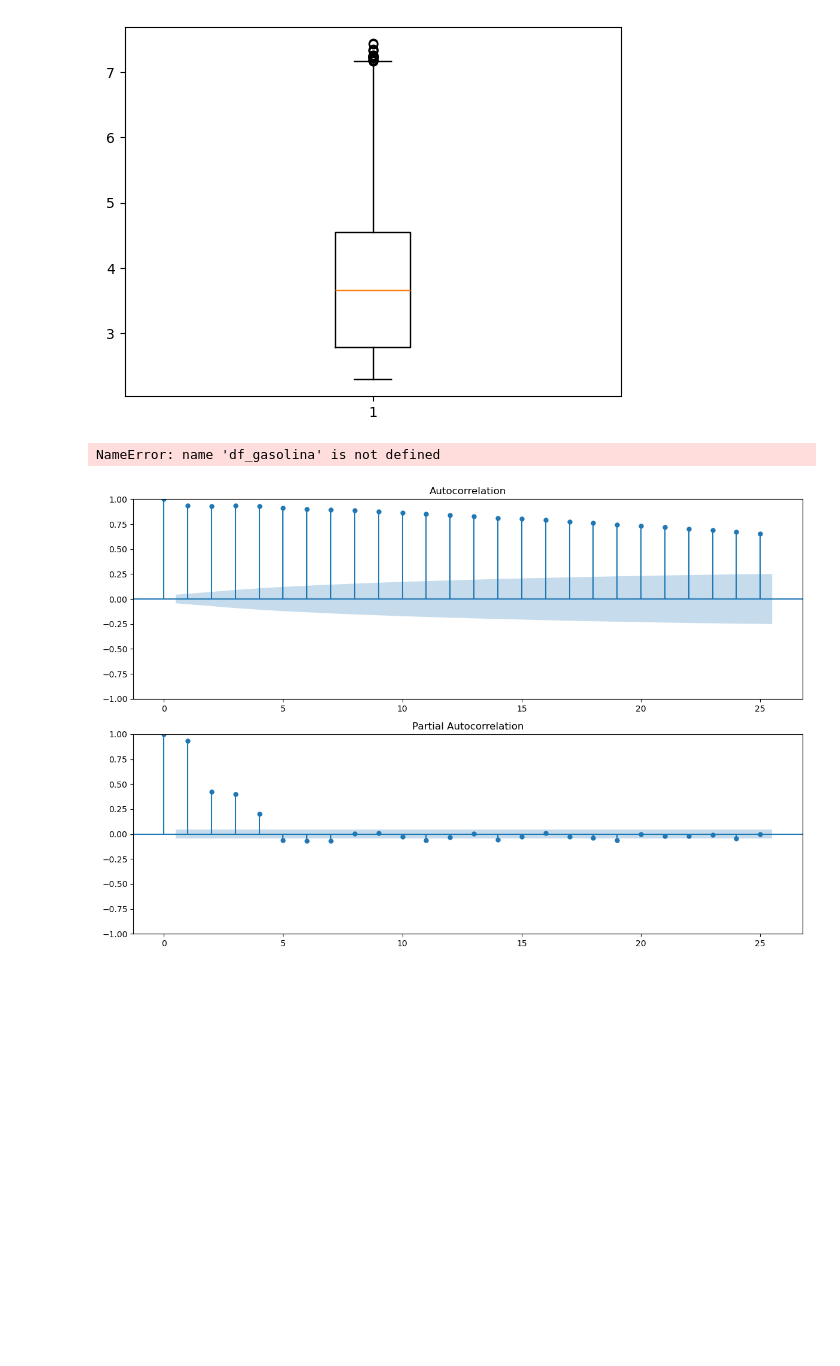
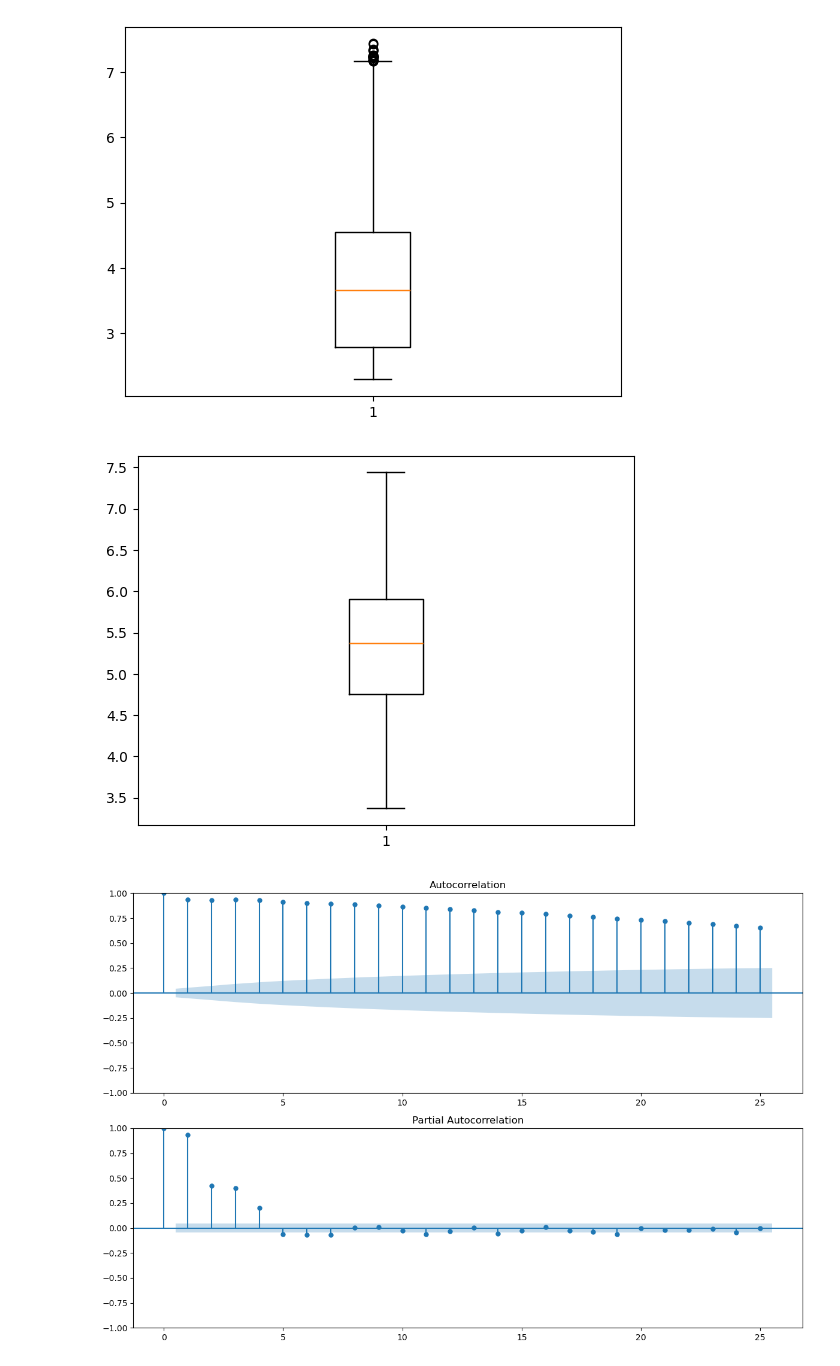
Before and after one commit to ivoaraujo17/series_temporais, a Jupyter notebook: gasolina_paraiba.ipynb, the cells around one changed output. Drawn from its saved outputs; the diff is of its cells as text; code cells hidden in the pictures; blank space fills up the shorter version.

```diff
--- a/gasolina_paraiba.ipynb
+++ b/gasolina_paraiba.ipynb
@@ -187,17 +183,17 @@ plt.show()
 # %%
 # Calculate the z-score for each value in the 'Valor de Venda' column
 z_scores = (df_gasolina['Valor de Venda'] - df_gasolina['Valor de Venda'].mean()) / df_gasolina['Valor de Venda'].std()
 
 # Define a threshold for outliers (e.g., z-score > 3 or z-score < -3)
 threshold = 3
 
 # Filter out the outliers based on the threshold
-df_gasolina_no_outliers = df_gasolina[abs(z_scores) <= threshold]
+df_gasolina= df_gasolina[abs(z_scores) <= threshold]
 
-plt.boxplot(df_gasolina_no_outliers)
+plt.boxplot(df_gasolina)
 plt.show()
 # %% [output]
-NameError: name 'df_gasolina' is not defined
+[figure, added]
 # %%
 def plot_acf_pacf_graphs(series):
     fig, ax = plt.subplots(2,1)
```
Also changed, not shown: parts of 6 cells of this notebook.
